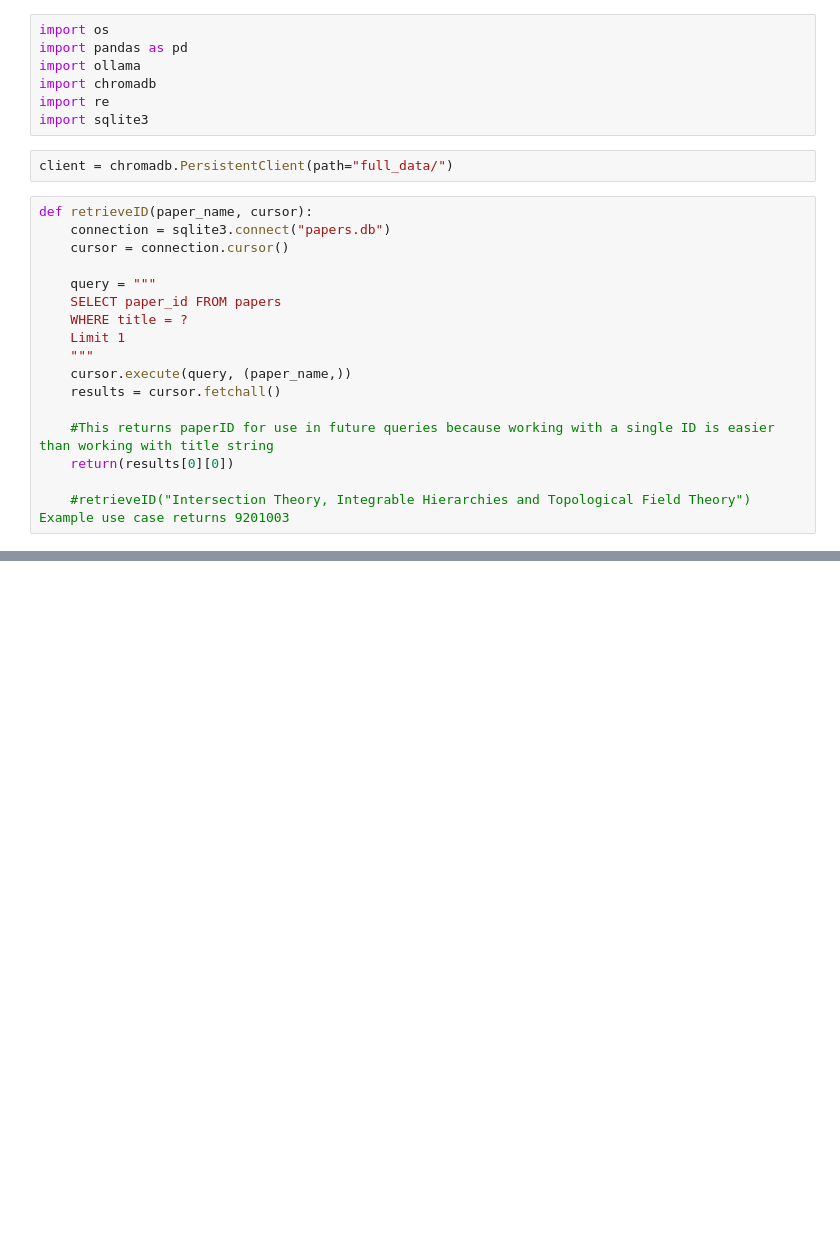
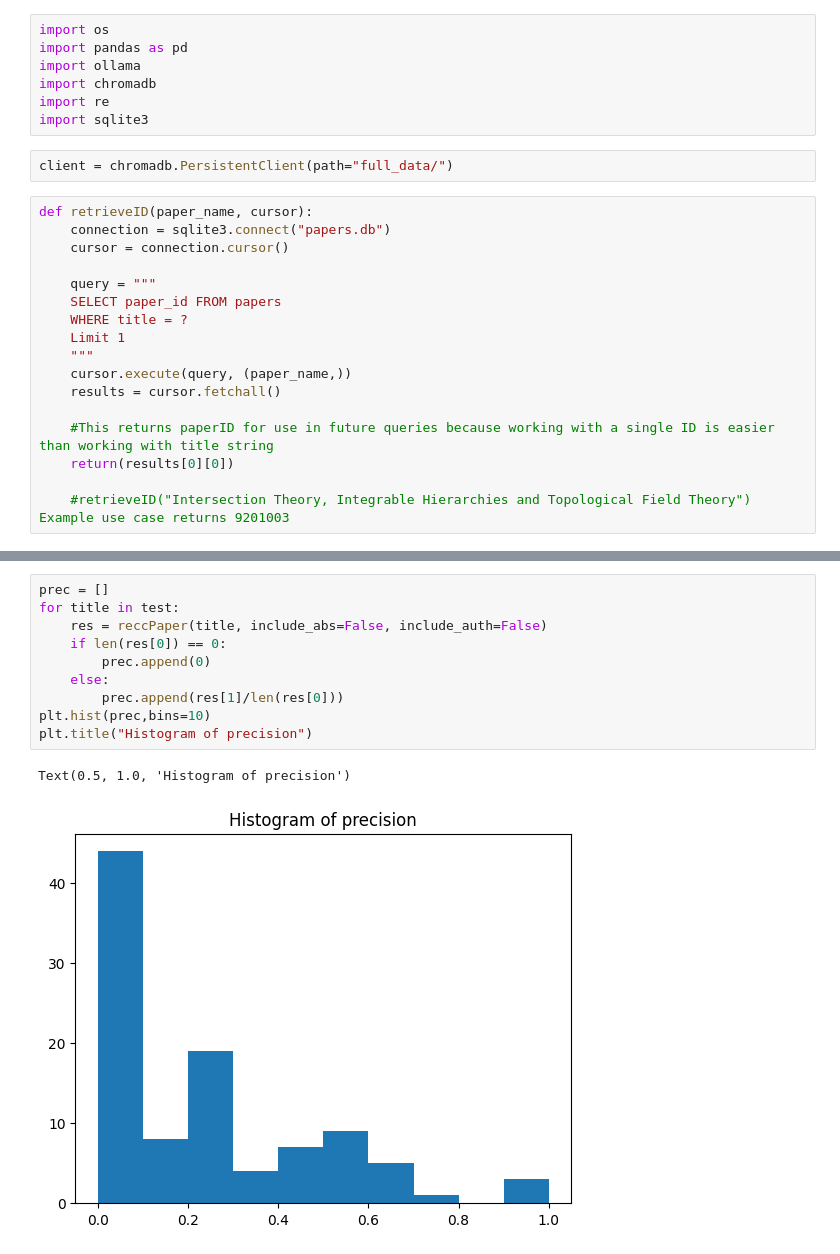
Before and after one commit to huaihuaiweng/CS6400-project, a Jupyter notebook: program.ipynb, the cells around one changed output, grey strips where cells are left out. Drawn from its saved outputs; the diff is of its cells as text; blank space fills up the shorter version.

```diff
--- a/program.ipynb
+++ b/program.ipynb
@@ -202,0 +519,13 @@ def evalulate(paper_ids, cursor, input_paper):
+# %%
+prec = []
+for title in test:
+    res = reccPaper(title, include_abs=False, include_auth=False)
+    if len(res[0]) == 0:
+        prec.append(0)
+    else:
+        prec.append(res[1]/len(res[0]))
+plt.hist(prec,bins=10)
+plt.title("Histogram of precision")
+# %% [output]
+Text(0.5, 1.0, 'Histogram of precision')
+[figure, added]
```
Also changed, not shown: parts of 29 cells of this notebook.
